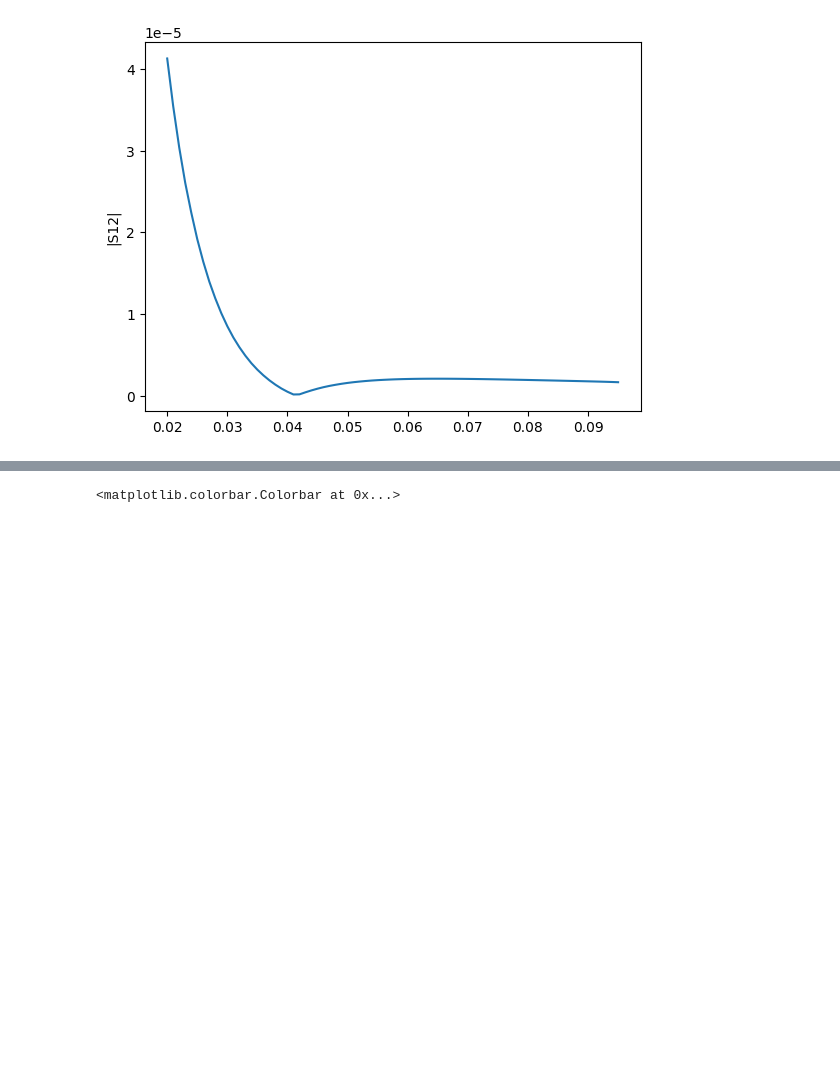
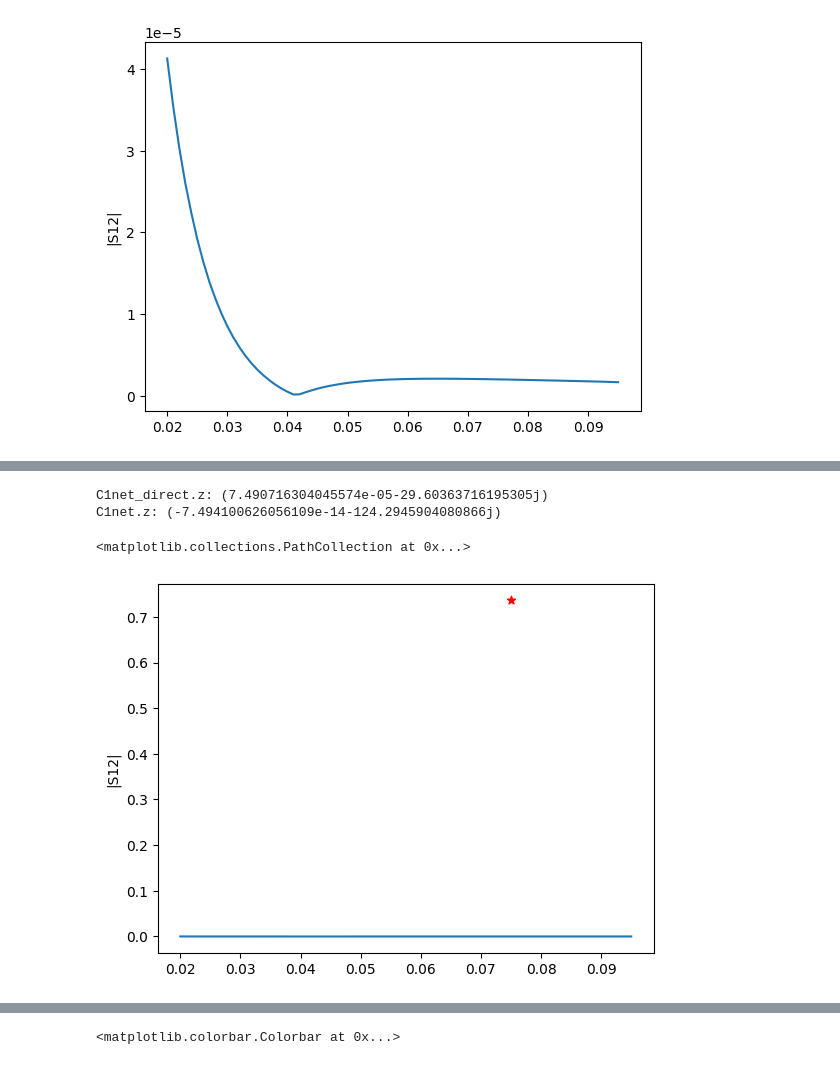
Before and after one commit to vandelij/TWA_circuit, a Jupyter notebook: Ricardo_Ispired.ipynb, the cells around one changed output, grey strips where cells are left out. Saved outputs shown, nothing was run; the diff lists cells and outputs as text; code cells hidden in the pictures; blank space fills up the shorter version.

```diff
--- a/Ricardo_Ispired.ipynb
+++ b/Ricardo_Ispired.ipynb
@@ -259,12 +259,13 @@ def build_capnet_given_length(length, freqs, filename, z0, round_level=3):
     return capnet
 
 # display the capacitance of the capacitor network produced
-def print_Znorm_and_capacitance(network, f, freqs):
+def print_Znorm_and_capacitance(network, f, freqs, toprint=True):
     idx = np.where(freqs == f)
     Zcap = rf.s2z(network.s)[idx][0,0,0]
-    print(f'Zcap:{Zcap}, z0: {network.z0[0]}, Zcap/z0: {Zcap/network.z0[0]}')
-    C = (-np.imag(Zcap)*2*np.pi*81e6)**-1
-    print(f'C = {C*1e12} pF')
+    C = (-np.imag(Zcap)*2*np.pi*f*1e6)**-1
+    if toprint:
+        print(f'Zcap:{Zcap}, z0: {network.z0[0]}, Zcap/z0: {Zcap/network.z0[0]}')
+        print(f'C = {C*1e12} pF')
     return Zcap, C
 
 data, headers = get_cap_S_datatable(filename)
@@ -503,0 +535,14 @@ C = 11.806119233326237 pF
+# %%
+C1net_direct = cap_list[0]
+print(f'C1net_direct.z: {C1net_direct.z[0,0,0]}')
+print(f'C1net.z: {C1net.z[0,0,0]}')
+# %% [output]
+C1net_direct.z: (7.490716304045574e-05-29.60363716195305j)
+C1net.z: (-7.494100626056109e-14-124.2945904080866j)
+# %%
+plt.plot(lengths, S12v)
+plt.ylabel('|S12|')
+plt.scatter(el, S12, marker='*', color='red')
+# %% [output]
+<matplotlib.collections.PathCollection at 0x...>
+[figure, added]
```
Also changed, not shown: parts of 5 cells of this notebook.
